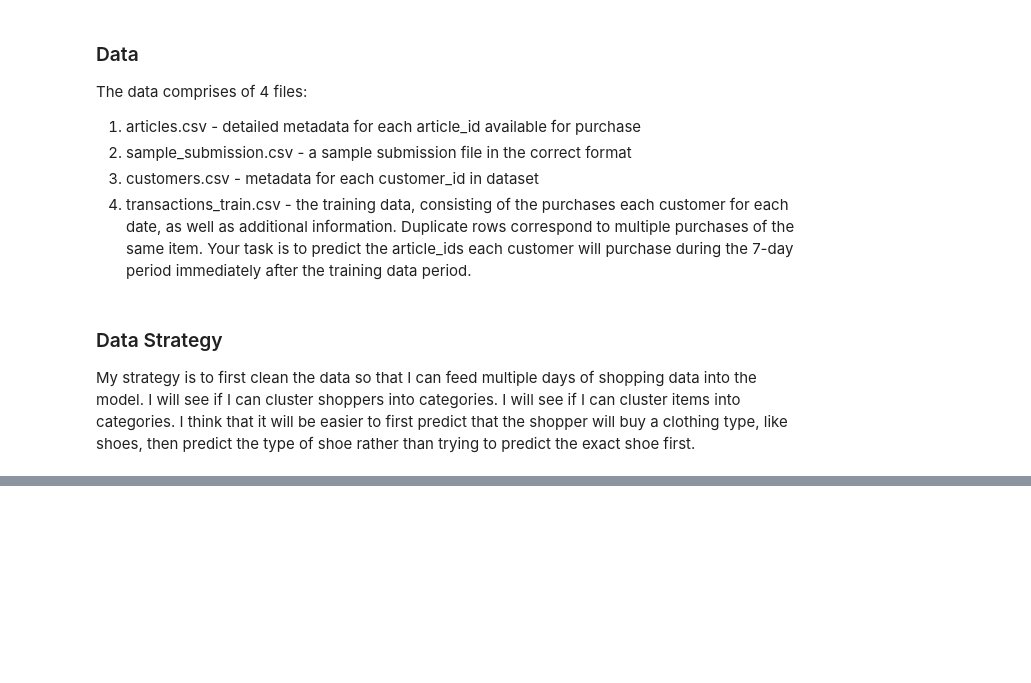
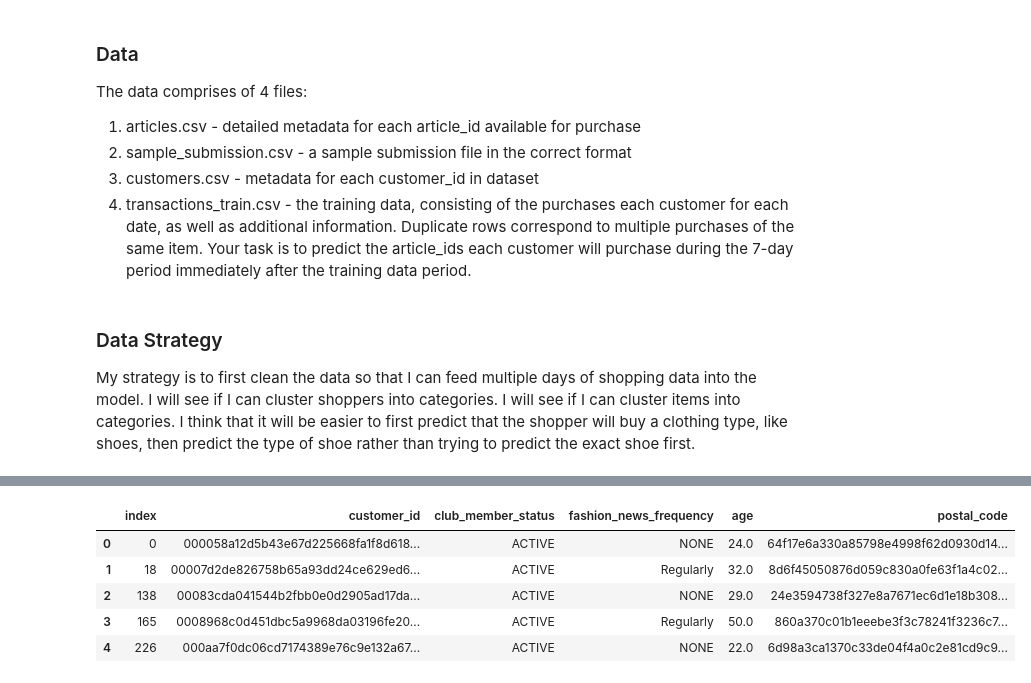
Before and after one commit to preuscht/DTSA-5509-Supervised-Learning-Final-Project, a Jupyter notebook: final_report.ipynb, the cells around one changed output, grey strips where cells are left out. Saved outputs shown, nothing was run; the diff lists cells and outputs as text; code cells hidden in the pictures; blank space fills up the shorter version.

```diff
--- a/final_report.ipynb
+++ b/final_report.ipynb
@@ -54,6 +58,12 @@ merged_set.drop(columns=['FN','Active'])
 # %%
-#pivoted_merged_data = merged_set.pivot_table(index='customer_id', columns='t_dat', values='article_id', aggfunc=lambda x: ' '.join(x))
-pivoted_merged_data = merged_set.pivot_table(index=['customer_id'],
-                             columns=['t_dat'],
-                             values=['article_id'],
-                             aggfunc=lambda x: ' '.join(str(v) for v in x))
+x = merged_set.drop(columns=['t_dat','article_id','price','sales_channel_id','days_from_start','bucket'])
+x.drop_duplicates(inplace=True)
+x.reset_index(inplace=True)
+x.head()
+# %% [output]
+|  | index | customer_id | club_member_status | fashion_news_frequency | age | postal_code |
+| 0 | 0 | 000058a12d5b43e67d225668fa1f8d618... | ACTIVE | NONE | 24.0 | 64f17e6a330a85798e4998f62d0930d14... |
+| 1 | 18 | 00007d2de826758b65a93dd24ce629ed6... | ACTIVE | Regularly | 32.0 | 8d6f45050876d059c830a0fe63f1a4c02... |
+| 2 | 138 | 00083cda041544b2fbb0e0d2905ad17da... | ACTIVE | NONE | 29.0 | 24e3594738f327e8a7671ec6d1e18b308... |
+| 3 | 165 | 0008968c0d451dbc5a9968da03196fe20... | ACTIVE | Regularly | 50.0 | 860a370c01b1eeebe3f3c78241f3236c7... |
+| 4 | 226 | 000aa7f0dc06cd7174389e76c9e132a67... | ACTIVE | NONE | 22.0 | 6d98a3ca1370c33de04f4a0c2e81cd9c9... |
```
Also changed, not shown: parts of 15 cells of this notebook, 2 other files.
